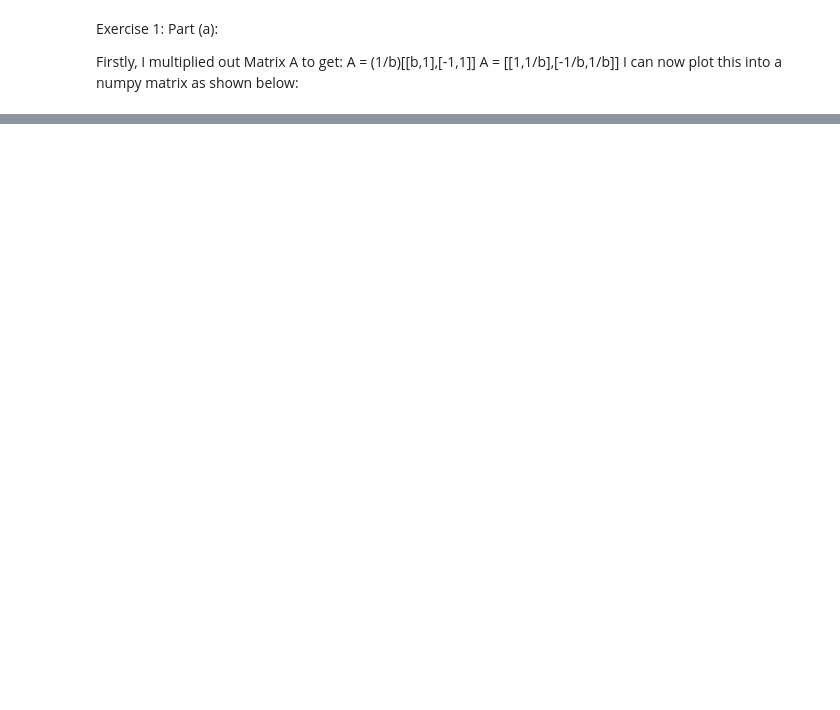
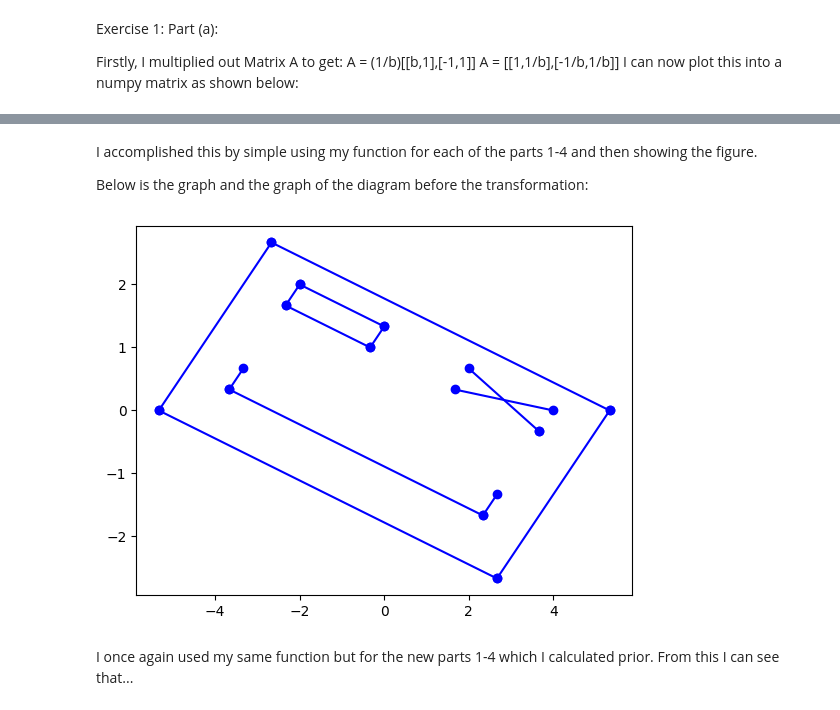
Before and after one commit to smfreeze/CM-Jupyter-CW, a Jupyter notebook: cw.ipynb, the cells around one changed output, grey strips where cells are left out. Drawn from its saved outputs; the diff is of its cells as text; code cells hidden in the pictures; blank space fills up the shorter version.

```diff
--- a/cw.ipynb
+++ b/cw.ipynb
@@ -51,0 +113,17 @@ Using my function, I pass in every coordinate in parts 1-4 and
+# %% [markdown]
+I accomplished this by simple using my function for each of the parts 1-4 and then showing the figure.
+
+
+Below is the graph and the graph of the diagram before the transformation:
+# %%
+plotPart(newPart1, 'bo')
+plotPart(newPart2, 'bo')
+plotPart(newPart3, 'bo')
+plotPart(newPart4, 'bo')
+
+plt.show()
+# %% [output]
+[figure, added]
+# %% [markdown]
+I once again used my same function but for the new parts 1-4 which I calculated prior.
+From this I can see that...
```
Also changed, not shown: parts of 10 cells of this notebook.
